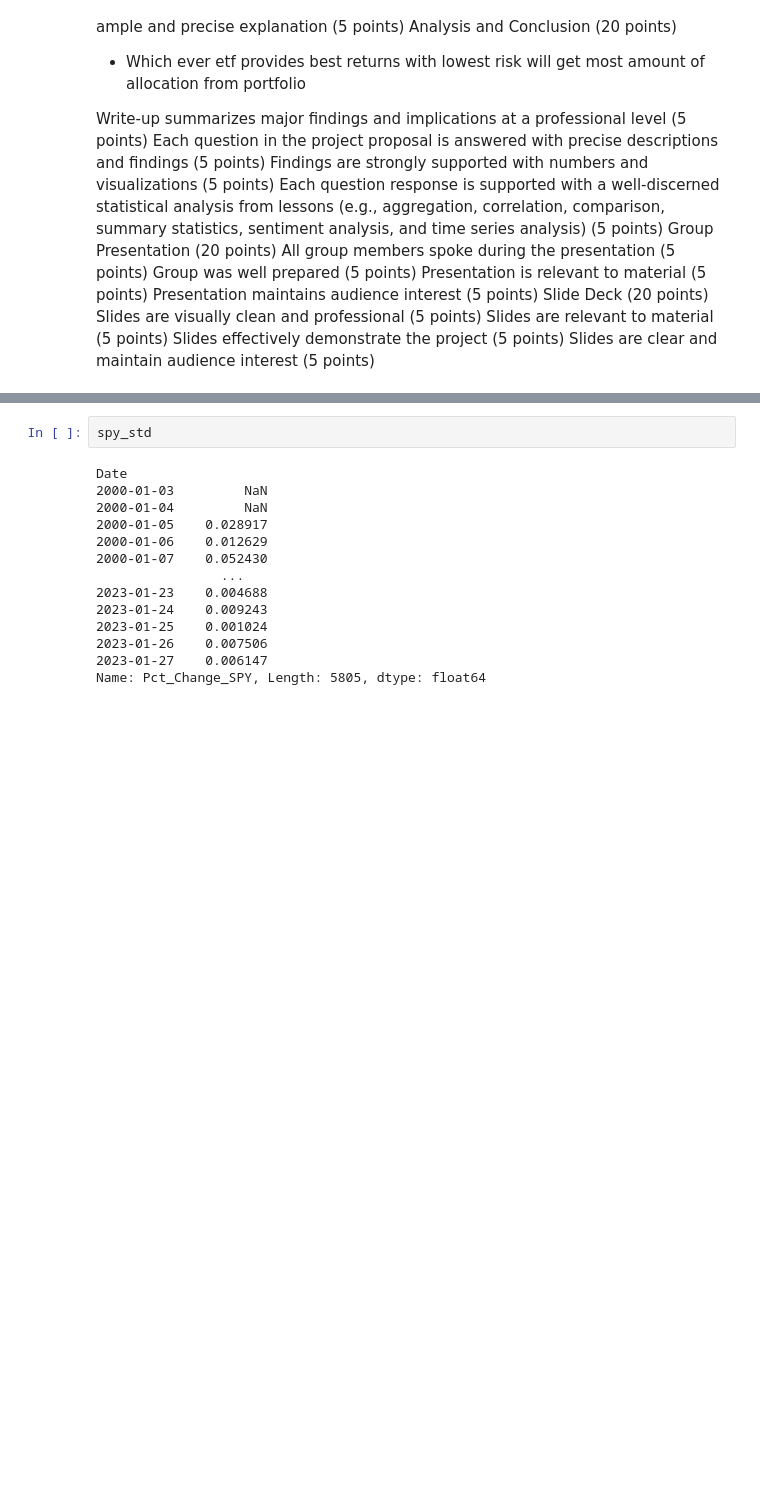
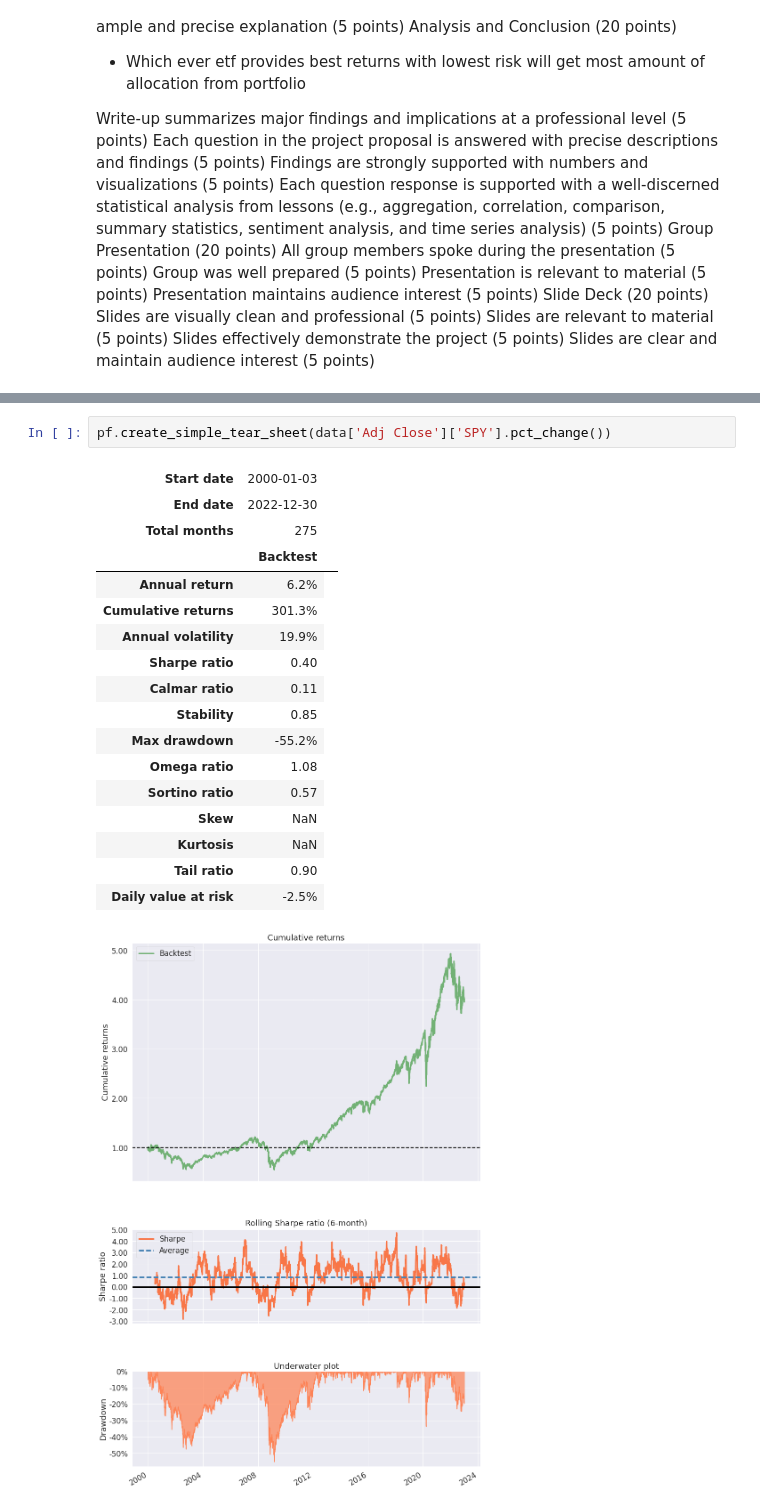
Before and after one commit to cyberkatie/ETF-Trading-Project, a Jupyter notebook: data.ipynb, the cells around one changed output, grey strips where cells are left out. Drawn from its saved outputs; the diff is of its cells as text; blank space fills up the shorter version.

```diff
--- a/data.ipynb
+++ b/data.ipynb
@@ -163,16 +138,21 @@ KeyError: 'strategy_returns'
-# %%
-spy_std
-# %% [output]
-Date
-2000-01-03         NaN
-2000-01-04         NaN
-2000-01-05    0.028917
-2000-01-06    0.012629
-2000-01-07    0.052430
-                ...
-2023-01-23    0.004688
-2023-01-24    0.009243
-2023-01-25    0.001024
-2023-01-26    0.007506
-2023-01-27    0.006147
-Name: Pct_Change_SPY, Length: 5805, dtype: float64
+# %%
+pf.create_simple_tear_sheet(data['Adj Close']['SPY'].pct_change())
+# %% [output]
+| Start date | 2000-01-03 |  |
+| End date | 2022-12-30 |  |
+| Total months | 275 |  |
+|  | Backtest |
+| Annual return | 6.2% |
+| Cumulative returns | 301.3% |
+| Annual volatility | 19.9% |
+| Sharpe ratio | 0.40 |
+| Calmar ratio | 0.11 |
+| Stability | 0.85 |
+| Max drawdown | -55.2% |
+| Omega ratio | 1.08 |
+| Sortino ratio | 0.57 |
+| Skew | NaN |
+| Kurtosis | NaN |
+| Tail ratio | 0.90 |
+| Daily value at risk | -2.5% |
+[figure, added]
```
Also changed, not shown: parts of 12 cells of this notebook.
